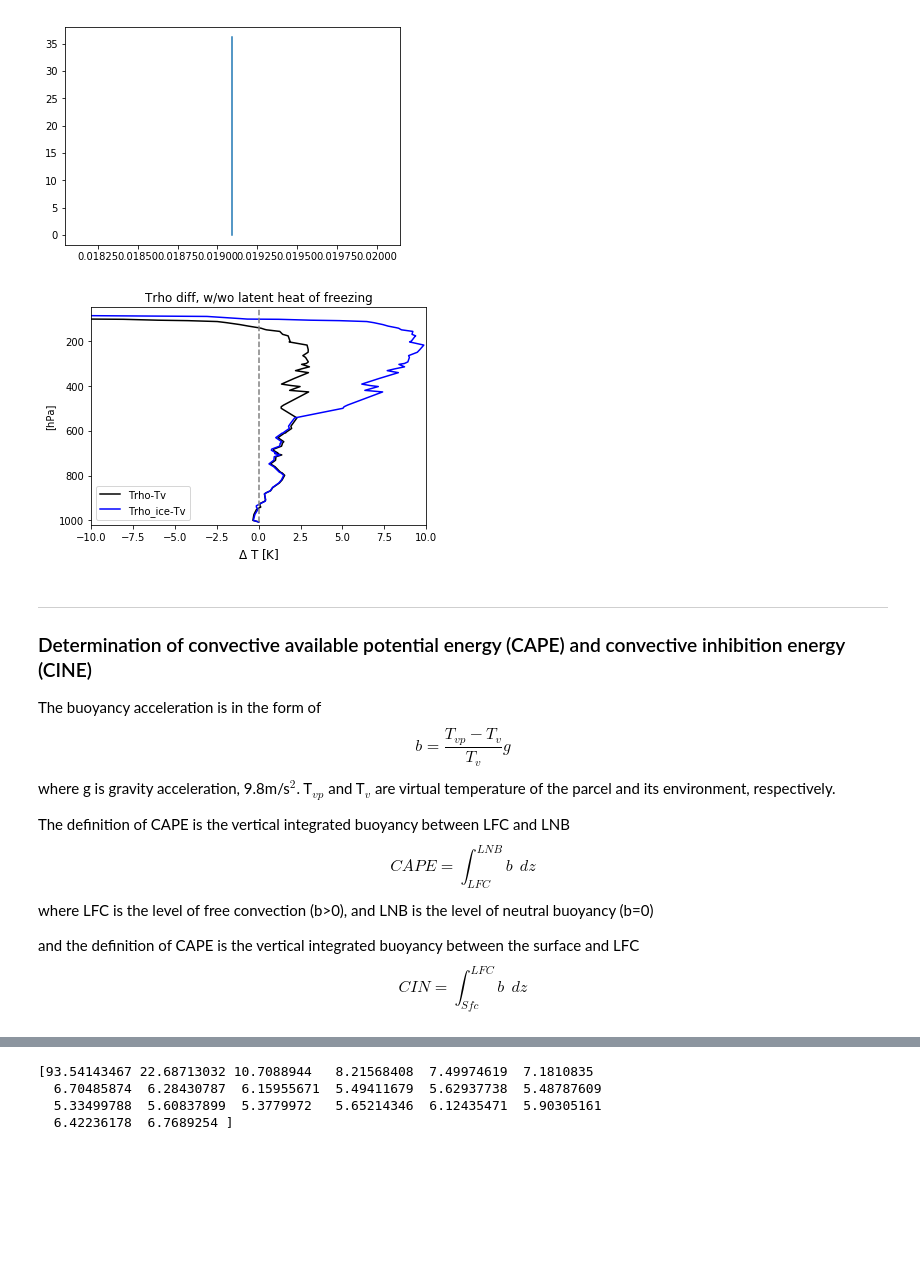
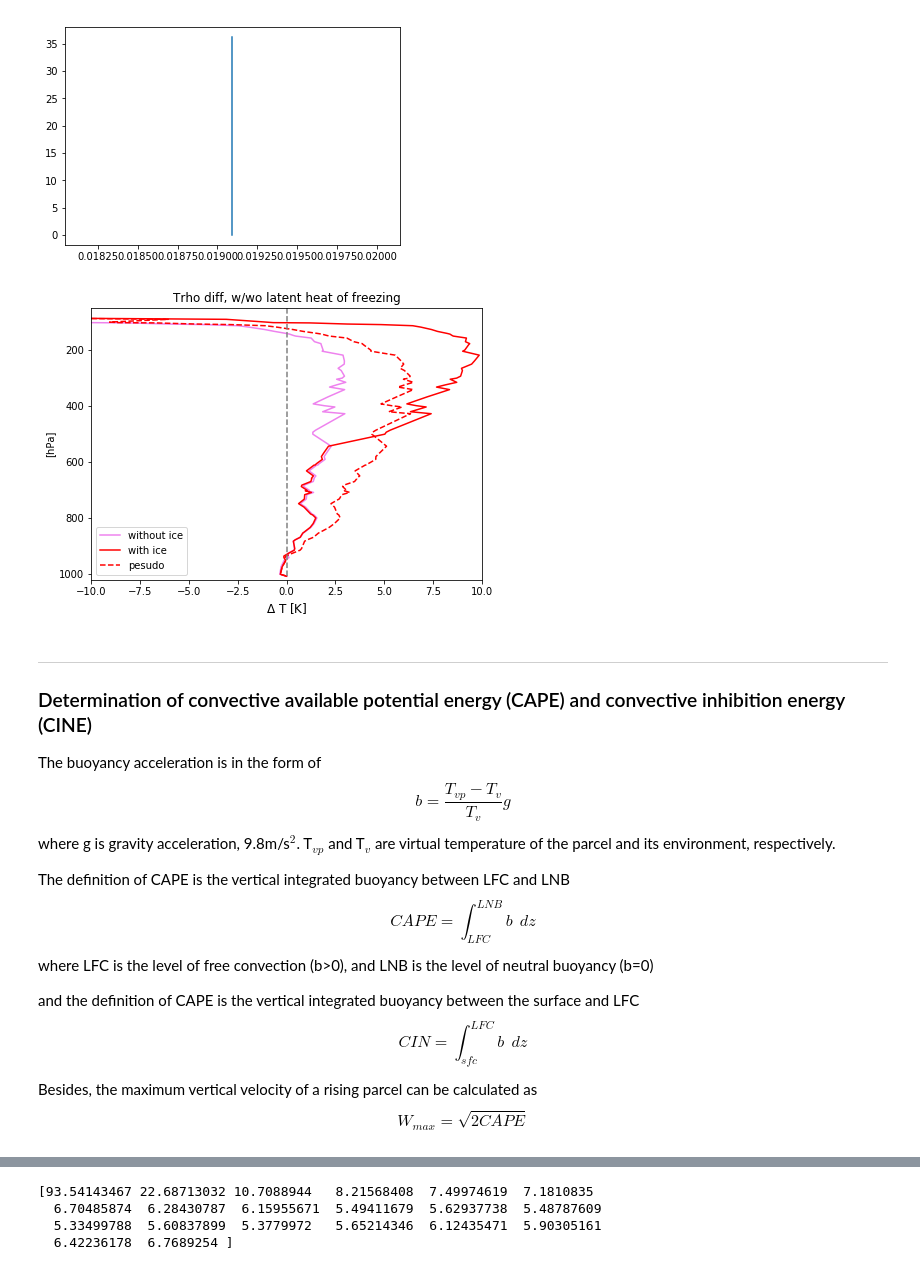
Before and after one commit to weiming9115/ATM663_convection_meso, a Jupyter notebook: Resources/Notebooks/Real_Parcel_Buoyancy_weiming.ipynb, the cells around one changed output, grey strips where cells are left out. Cells and saved outputs as stored; diff of their text form; code cells hidden in the pictures; blank space fills up the shorter version.

```diff
--- a/Resources/Notebooks/Real_Parcel_Buoyancy_weiming.ipynb
+++ b/Resources/Notebooks/Real_Parcel_Buoyancy_weiming.ipynb
@@ -151,10 +150,8 @@ def esat(T):
 # This one is from Emanuel page 116 (4.4.13), over liquid at all temperatures
     Tref = 273.15
     ESAT = np.exp( 53.67957 - 6743.769/(T+Tref) - 4.8451*np.log(T+Tref) )
-# This one is over ice, but valid at subzero temperatures only
-#    ESATI = np.exp( 23.33086 - 6111.72784/(T+Tref) + 0.15215*np.log(T+Tref) )
 
-# Water only
+    # Water only
     return ESAT
 
 def esati(T):
@@ -163,13 +160,13 @@ def esati(T):
         print, 'esat: Please provide T in CELSIUS ', np.max(np.abs(T))
         return 0
 
-# This one is from Emanuel page 116 (4.4.13), over liquid at all temperatures
+    # This one is from Emanuel page 116 (4.4.13), over liquid at all temperatures
     Tref = 273.15
     ESAT = np.exp( 53.67957 - 6743.769/(T+Tref) - 4.8451*np.log(T+Tref) )
-# This one is over ice, but valid at subzero temperatures only
+    # This one is over ice, but valid at subzero temperatures only
     ESATI = np.exp( 23.33086 - 6111.72784/(T+Tref) + 0.15215*np.log(T+Tref) )
 
-# Stitch them together into the optput array based on sign of T in C
+    # Stitch them together into the optput array based on sign of T in C
     return np.where(T>0, ESAT,ESATI)
 
 
@@ -179,7 +176,7 @@ def mixrat(Td,p):
         print, 'mixrat: provide Td in C, p in mb',np.max(np.abs(Td)),np.max(np.abs(p))
         #return 0
 
-# simple formula with 0.622 rato of molecular weight or R vapor vs. air
+    # simple formula with 0.622 rato of molecular weight or R vapor vs. air
     es = esat(Td)
     return 0.622 * es / (p-es)
 
@@ -192,7 +189,7 @@ def entropy(T,p,qtot):
         print( T,p,qtot )
         return 0
 
-# from Raymond & Blyth 1992
+    # from Raymond & Blyth 1992
     Tref = 273.15
     pref = 1000.0
     Cpd = 1005.		# dry air heat capacity at const p
@@ -219,9 +216,9 @@ def invert_entropy(sm,qt,p):
 # Returns T & qv vapor mixing ratio
 # Met units: mb, C, kg/kg
 
-    LOOPMAX =  100 #  /* max number of iteration loops */
+    LOOPMAX =  200 #  /* max number of iteration loops */
 
-#/* invert the entropy equation -- use Newton's method. Measure ds for dT=1K
+    #/* invert the entropy equation -- use Newton's method. Measure ds for dT=1K
 
     ts = 200.0 + p/10. - 273.16	 # crude first guess (C)
     for i in range(0, LOOPMAX+1):
@@ -260,7 +257,7 @@ def invert_MSE(h,qt,Z,p):
 # Met units: m, C, kg/kg, mb
 
 #/* invert the transitive MSE equation -- use Newton's method
-    LOOPMAX =  200 #  /* max number of iteration loops */
+    LOOPMAX =  400 #  /* max number of iteration loops */
 
     ts = h*0 +20 -6*Z/1000. # crude first guess at T (6 K/km lapse rate)
 
@@ -290,7 +287,7 @@ def invert_MSE(h,qt,Z,p):
             print( "MSE invert not converging" )
             #return 0
 
-# After the corrections have converged, gather up result and return it
+    # After the corrections have converged, gather up result and return it
     qvsat = mixrat(ts,p)		#/* saturation mixing ratio at computed temp */
     qv = np.where(qt < qvsat,qt, qvsat)      #/* check for saturation */
 
@@ -527,18 +529,21 @@ print(q[0])
 0.01909316367857111 dimensionless
 [figure]
 # %%
-# no mixing, only including ice
-plot( Trho(TpMSE,qvpMSE,qcpMSE)-Tv(T,q) ,p, 'k') # MSE-conserved T
-plot( Trho(Tpice,qvp,qipice+qcpice)-Tv(T,q) ,p ,'b') # condensate becomes ice with the same mixing ratio
+# Trho-Tv based on different assumptions and w/wo ice
+fig = plt.figure(figsize=(7,5))
+
+plot( Trho(TpMSE,qvpMSE,qcpMSE)-Tv(T,q) ,p, 'violet') #
+plot( Trho(Tpice,qvp,qipice+qcpice)-Tv(T,q) ,p ,'r') # condensate becomes ice with the same mixing ratio
+plot( Trho(Tp_precip,qvp_precip, 0)-Tv(T,q) ,p, '--r')
 ylim([1020,50]); xlim([-10,10]); title('Trho diff, w/wo latent heat of freezing')
 plot(p*0,p,'--',color='grey') # entropy
-plt.legend(['Trho-Tv','Trho_ice-Tv'])
+plt.legend(['without ice','with ice','pesudo'])
 plt.xlabel('$\Delta$ T [K]',fontsize=12)
 plt.ylabel('[hPa]')
 
 dTrho_MSE = Trho(TpMSE,qvpMSE,qcpMSE)-Tv(T,q)
 # %% [output]
-[figure, old version]
+[figure, new version]
 # %% [markdown]
 ---------------
 <a name="CAPE"></a>
@@ -558,8 +563,13 @@ where LFC is the level of free convection (b>0), and LNB is the level of neutral
 
 and the definition of CAPE is the vertical integrated buoyancy between the surface and LFC
 \begin{equation*}
-CIN = \int_{Sfc}^{LFC}b \ \ dz
+CIN = \int_{sfc}^{LFC}b \ \ dz
 \end{equation*}
+
+Besides, the maximum vertical velocity of a rising parcel can be calculated as
+\begin{equation*}
+W_{max} = \sqrt{2CAPE}
+\end{equation*}
 # %%
 dTrho = Trho(Tp,qvp,qcp)-Tv(T,q) # no mixing, no ice
 dTrho_ice = Trho(Tpice,qvp,qcpice+qipice)-Tv(T,q)
```
Also changed, not shown: parts of 34 cells of this notebook.
